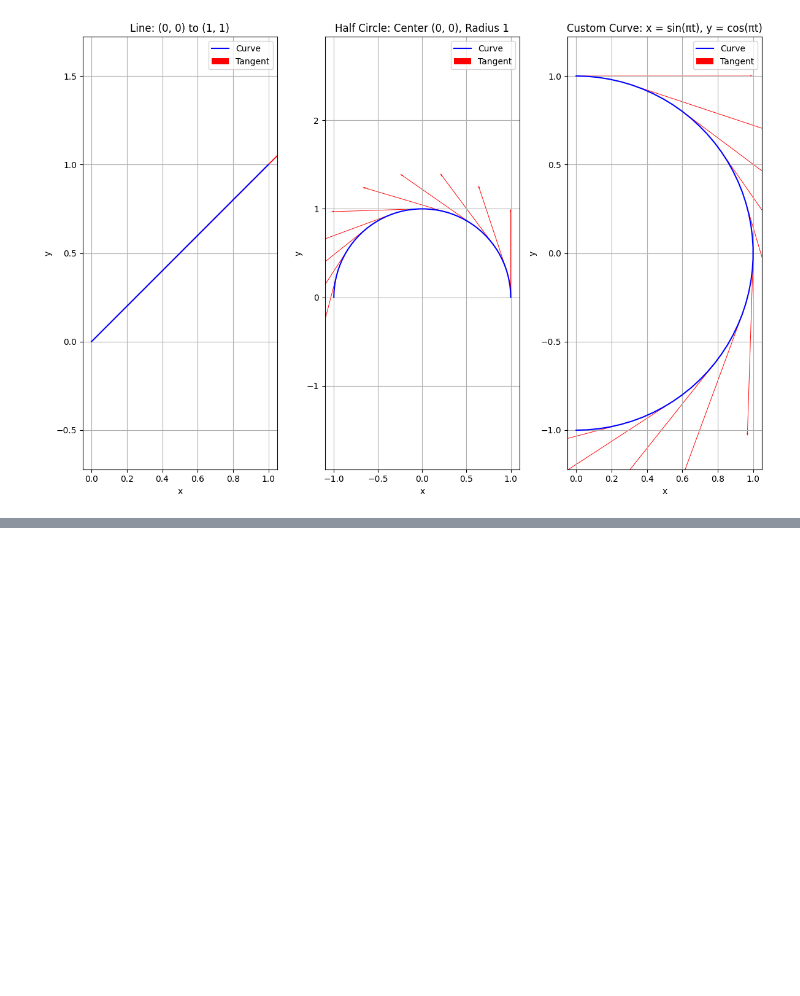
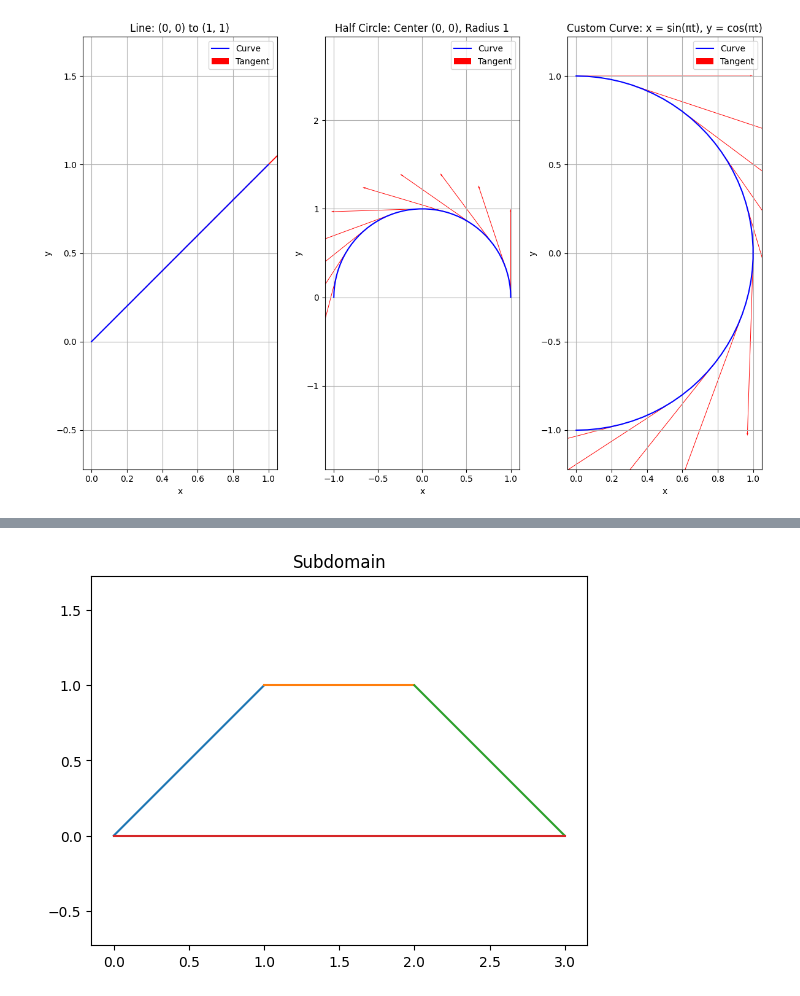
Before and after one commit to MazenAli/TT-FEMesh, a Jupyter notebook: notebooks/prototyping.ipynb, the cells around one changed output, grey strips where cells are left out. Cells and saved outputs as stored; diff of their text form; code cells hidden in the pictures; blank space fills up the shorter version.

```diff
--- a/notebooks/prototyping.ipynb
+++ b/notebooks/prototyping.ipynb
@@ -61,0 +68,10 @@ plt.show()
+# %%
+p1 = (0, 0)
+p2 = (1, 1)
+p3 = (2, 1)
+p4 = (3, 0)
+
+trapezoid = TrapezoidFactory.create(p1, p2, p3, p4)
+trapezoid.plot()
+# %% [output]
+[figure, added]
```
Also changed, not shown: parts of 2 cells of this notebook, 4 other files.
